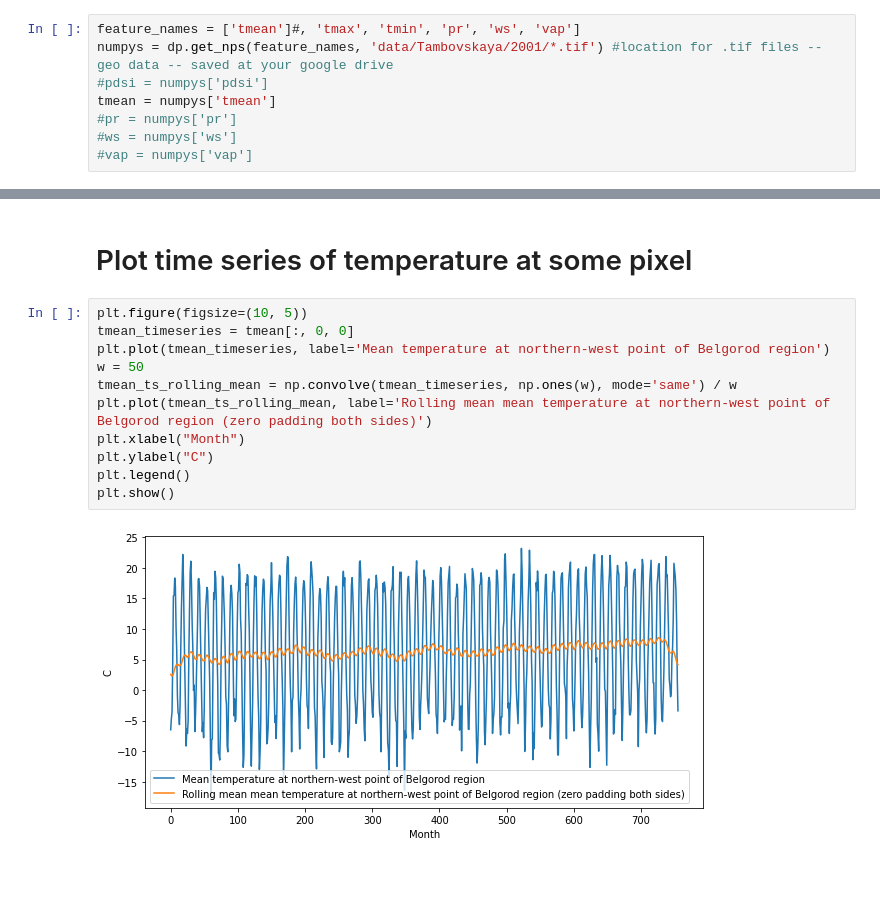
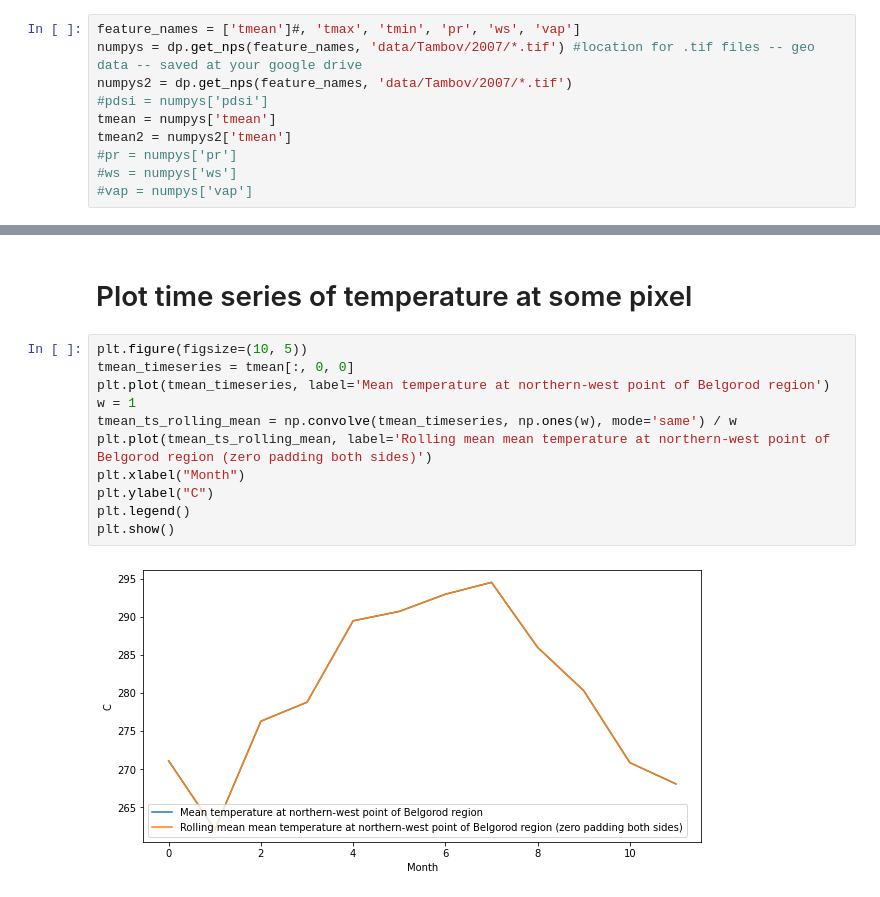
Before and after one commit to Intelligent-Systems-Phystech/2022-Project-94, a Jupyter notebook: code/DemoRegion.ipynb, the cells around one changed output, grey strips where cells are left out. Cells and saved outputs as stored; diff of their text form.

```diff
--- a/code/DemoRegion.ipynb
+++ b/code/DemoRegion.ipynb
@@ -13,9 +13,11 @@ from matplotlib import pyplot as plt
 # Determining data files
 # %%
 feature_names = ['tmean']#, 'tmax', 'tmin', 'pr', 'ws', 'vap']
-numpys = dp.get_nps(feature_names, 'data/Tambovskaya/2001/*.tif') #location for .tif files -- geo data -- saved at your google drive
+numpys = dp.get_nps(feature_names, 'data/Tambov/2007/*.tif') #location for .tif files -- geo data -- saved at your google drive
+numpys2 = dp.get_nps(feature_names, 'data/Tambov/2007/*.tif')
 #pdsi = numpys['pdsi']
 tmean = numpys['tmean']
+tmean2 = numpys2['tmean']
 #pr = numpys['pr']
 #ws = numpys['ws']
 #vap = numpys['vap']
@@ -59,13 +64,13 @@ for i in range(50):
 # %%
 plt.figure(figsize=(10, 5))
 tmean_timeseries = tmean[:, 0, 0]
 plt.plot(tmean_timeseries, label='Mean temperature at northern-west point of Belgorod region')
-w = 50
+w = 1
 tmean_ts_rolling_mean = np.convolve(tmean_timeseries, np.ones(w), mode='same') / w
 plt.plot(tmean_ts_rolling_mean, label='Rolling mean mean temperature at northern-west point of Belgorod region (zero padding both sides)')
 plt.xlabel("Month")
 plt.ylabel("C")
 plt.legend()
 plt.show()
 # %% [output]
-[figure, old version]
+[figure, new version]
```
Also changed, not shown: parts of 3 cells of this notebook, 7 other files.
